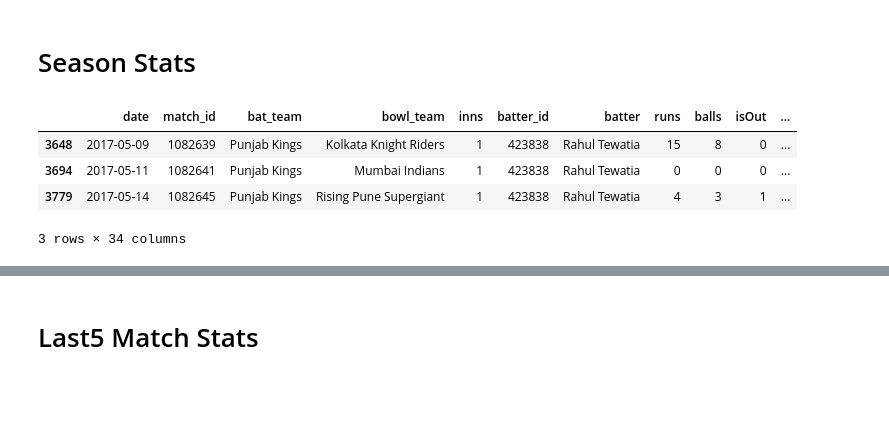
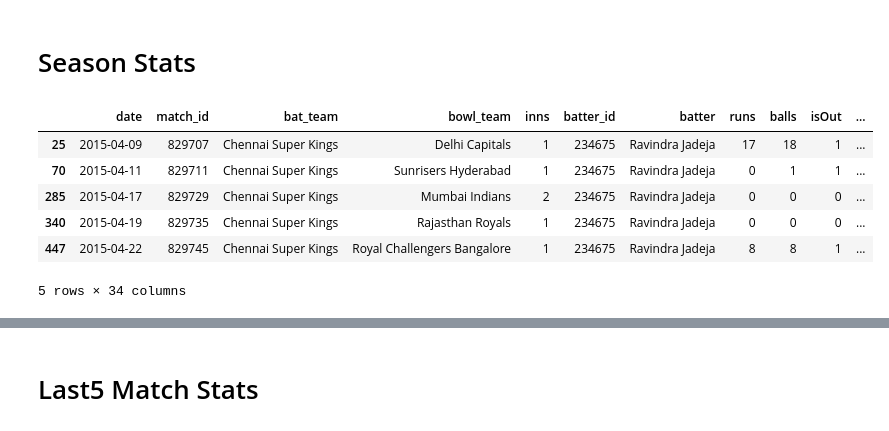
Before and after one commit to ShekhawaTTiku/IPL_Fantasy_Cricket_Team_Generator, a Jupyter notebook: notebooks/feature_creation/Batting_processing_features.ipynb, the cells around one changed output, grey strips where cells are left out. Saved outputs shown, nothing was run; the diff lists cells and outputs as text; code cells hidden in the pictures; blank space fills up the shorter version.

```diff
--- a/notebooks/feature_creation/Batting_processing_features.ipynb
+++ b/notebooks/feature_creation/Batting_processing_features.ipynb
@@ -36,11 +48,11 @@ Index(['date', 'match_id', 'bat_team', 'bowl_team', 'inns', 'batter_id',
 df.sort_values(by=['batter_id', 'date'], inplace=True)
 
 # Compute cumulative stats for each batter
-df['cumulative_runs'] = df.groupby('batter')['runs'].cumsum() - df['runs']
-df['cumulative_dismissals'] = df.groupby('batter')['isOut'].cumsum() - df['isOut']
-df['cumulative_matches'] = df.groupby('batter').cumcount()
-df['cumulative_balls'] = df.groupby('batter')['balls'].cumsum() - df['balls']
-df['cumulative_boundaries'] = df.groupby('batter')['boundaries'].cumsum() - df['boundaries']
+df['cumulative_runs'] = df.groupby('batter_id')['runs'].cumsum() - df['runs']
+df['cumulative_dismissals'] = df.groupby('batter_id')['isOut'].cumsum() - df['isOut']
+df['cumulative_matches'] = df.groupby('batter_id').cumcount()
+df['cumulative_balls'] = df.groupby('batter_id')['balls'].cumsum() - df['balls']
+df['cumulative_boundaries'] = df.groupby('batter_id')['boundaries'].cumsum() - df['boundaries']
 
 # Compute batting statistics
 df['career_avg'] = df['cumulative_runs'] / df['cumulative_dismissals'].replace(0, 1)
@@ -83,11 +110,11 @@ df[df['batter_id'] == 446507].tail(10)
 df.sort_values(by=['batter', 'date'], inplace=True)
 
 # Compute cumulative stats for each batter
-df['cumulative_runs'] = df.groupby(['batter', 'inns'])['runs'].cumsum() - df['runs']
-df['cumulative_dismissals'] = df.groupby(['batter', 'inns'])['isOut'].cumsum() - df['isOut']
-df['cumulative_matches'] = df.groupby(['batter', 'inns']).cumcount()
-df['cumulative_balls'] = df.groupby(['batter', 'inns'])['balls'].cumsum() - df['balls']
-df['cumulative_boundaries'] = df.groupby(['batter', 'inns'])['boundaries'].cumsum() - df['boundaries']
+df['cumulative_runs'] = df.groupby(['batter_id', 'inns'])['runs'].cumsum() - df['runs']
+df['cumulative_dismissals'] = df.groupby(['batter_id', 'inns'])['isOut'].cumsum() - df['isOut']
+df['cumulative_matches'] = df.groupby(['batter_id', 'inns']).cumcount()
+df['cumulative_balls'] = df.groupby(['batter_id', 'inns'])['balls'].cumsum() - df['balls']
+df['cumulative_boundaries'] = df.groupby(['batter_id', 'inns'])['boundaries'].cumsum() - df['boundaries']
 
 # Compute batting statistics
 df['inns_avg'] = df['cumulative_runs'] / df['cumulative_dismissals'].replace(0, 1)
@@ -124,7 +170,7 @@ df[(df['batter_id'] == 328026) & (df['inns'] == 1)]
 # Venue Stats
 # %%
 # Group by batter and venue to compute cumulative statistics
-grouped = df.groupby(['batter', 'venue'])
+grouped = df.groupby(['batter_id', 'venue'])
 
 # Compute cumulative statistics
 df['cumulative_runs'] = grouped['runs'].cumsum() - df['runs']
@@ -169,7 +231,7 @@ df[(df['batter_id'] == 714451)].head(10)
 df['season'] = df['date'].dt.year
 
 # Group by batter and venue to compute cumulative statistics
-grouped = df.groupby(['batter', 'season'])
+grouped = df.groupby(['batter_id', 'season'])
 
 # Compute cumulative statistics
 df['cumulative_runs'] = grouped['runs'].cumsum() - df['runs']
@@ -199,10 +261,12 @@ for col in ssn_cols:
 # making the first val as Null
 df.loc[df.groupby(['batter', 'season']).head(1).index, ssn_cols] = pd.NA
 # %%
-df[(df['batter_id'] == 423838) & (df['season'] == 2017)]
+df[(df['batter_id'] == 234675) & (df['season'] == 2015)].head()
 # %% [output]
 |  | date | match_id | bat_team | bowl_team | inns | batter_id | batter | runs | balls | isOut | ... |
-| 3648 | 2017-05-09 | 1082639 | Punjab Kings | Kolkata Knight Riders | 1 | 423838 | Rahul Tewatia | 15 | 8 | 0 | ... |
-| 3694 | 2017-05-11 | 1082641 | Punjab Kings | Mumbai Indians | 1 | 423838 | Rahul Tewatia | 0 | 0 | 0 | ... |
-| 3779 | 2017-05-14 | 1082645 | Punjab Kings | Rising Pune Supergiant | 1 | 423838 | Rahul Tewatia | 4 | 3 | 1 | ... |
+| 25 | 2015-04-09 | 829707 | Chennai Super Kings | Delhi Capitals | 1 | 234675 | Ravindra Jadeja | 17 | 18 | 1 | ... |
+| 70 | 2015-04-11 | 829711 | Chennai Super Kings | Sunrisers Hyderabad | 1 | 234675 | Ravindra Jadeja | 0 | 1 | 1 | ... |
+| 285 | 2015-04-17 | 829729 | Chennai Super Kings | Mumbai Indians | 2 | 234675 | Ravindra Jadeja | 0 | 0 | 0 | ... |
+| 340 | 2015-04-19 | 829735 | Chennai Super Kings | Rajasthan Royals | 1 | 234675 | Ravindra Jadeja | 0 | 0 | 0 | ... |
+| 447 | 2015-04-22 | 829745 | Chennai Super Kings | Royal Challengers Bangalore | 1 | 234675 | Ravindra Jadeja | 8 | 8 | 1 | ... |
-3 rows × 34 columns
+5 rows × 34 columns
```
Also changed, not shown: parts of 18 cells of this notebook, 1 other file.
